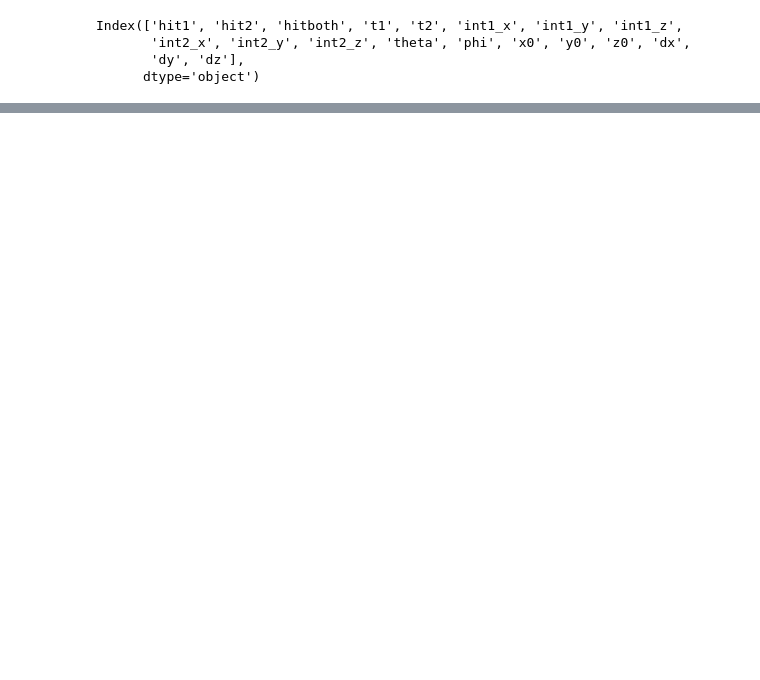
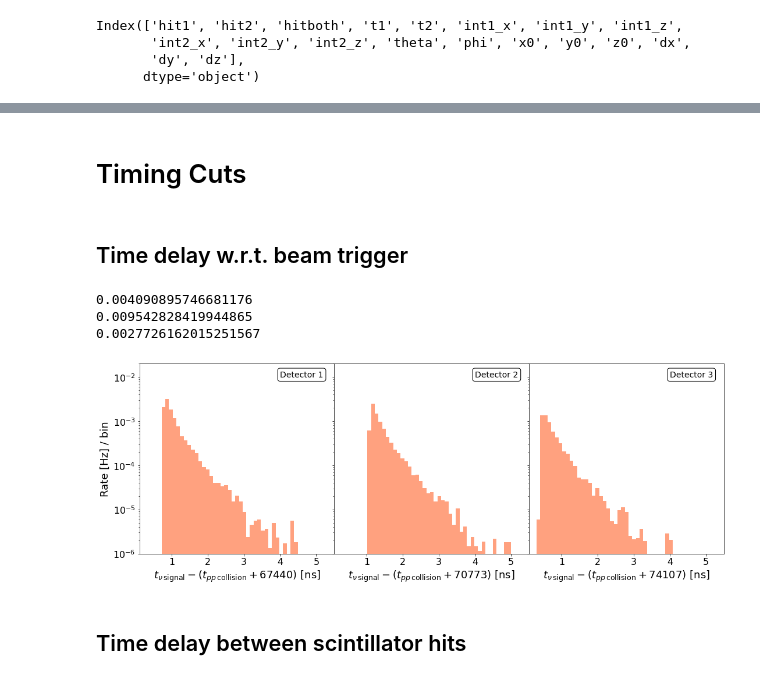
Before and after one commit to nickkamp1/Lake_Geneva_Neutrinos, a Jupyter notebook: Cosmics/SurfaceMuonBackgroundEstimate.ipynb, the cells around one changed output, grey strips where cells are left out. Saved outputs shown, nothing was run; the diff lists cells and outputs as text; code cells hidden in the pictures; blank space fills up the shorter version.

```diff
--- a/Cosmics/SurfaceMuonBackgroundEstimate.ipynb
+++ b/Cosmics/SurfaceMuonBackgroundEstimate.ipynb
@@ -14,0 +35,5 @@ duty_factor = 25*n_bunches / cycle_time
+# %%
+siren_data = pd.concat((pd.read_parquet("../Data/SIREN/Output/Surface_1km_Spacking/LHCb_LHC13_EPOSLHC_light_14.parquet"),
+                        pd.read_parquet("../Data/SIREN/Output/Surface_1km_Spacking/LHCb_LHC13_EPOSLHC_light_-14.parquet"),
+                        pd.read_parquet("../Data/SIREN/Output/Surface_1km_Spacking/LHCb_LHC13_BKSS_charm_14.parquet"),
+                        pd.read_parquet("../Data/SIREN/Output/Surface_1km_Spacking/LHCb_LHC13_BKSS_charm_-14.parquet")))
@@ -108,0 +113,32 @@ muon_x_difference = np.array(first_panel_x) - np.array(second_panel_x)
+# %% [markdown]
+# Timing Cuts
+# %% [markdown]
+## Time delay w.r.t. beam trigger
+# %%
+bin_centers = [67440,70773,74107]
+bw = 5
+
+fig,ax = plt.subplots(1,3,figsize=(18,6),sharey=True)
+fig.subplots_adjust(wspace=0)
+for ib,bc in enumerate(bin_centers):
+    d,b,_ = ax[ib].hist(nu_data["beam_timing"]-bc,weights=nu_data["weights"]/n_seconds_HLLHC,
+                bins=np.linspace(0,bw,50),#np.linspace(bc-bw/2,bc+bw/2,100),
+                alpha=0.5,color=nu_color,label="Neutrino Signal")
+    print(sum(d[b[:-1]>3])/sum(d))
+    ax[ib].set_xlabel(r"$t_{\nu\,{\rm signal}} - (t_{pp\,{\rm collision}} + %d)$ [ns]"%bc)
+    ax[ib].text(bw-1,0.01,"Detector %d"%(ib+1),fontsize=14,
+                bbox=dict(facecolor='white', edgecolor='black',boxstyle='round'))
+    ax[ib].semilogy()
+    ax[ib].set_xlim(0.1,bw+0.5)
+    ax[ib].set_xticks(range(1,bw+1))
+ax[0].set_ylabel("Rate [Hz] / bin")
+ax[0].set_ylim(1e-6,2e-2)
+plt.savefig("Figures/BeamTiming.pdf",dpi=100)
+plt.show()
+# %% [output]
+0.004090895746681176
+0.009542828419944865
+0.0027726162015251567
+[figure, added]
+# %% [markdown]
+## Time delay between scintillator hits
```
Also changed, not shown: parts of 20 cells of this notebook, 2 other files.
